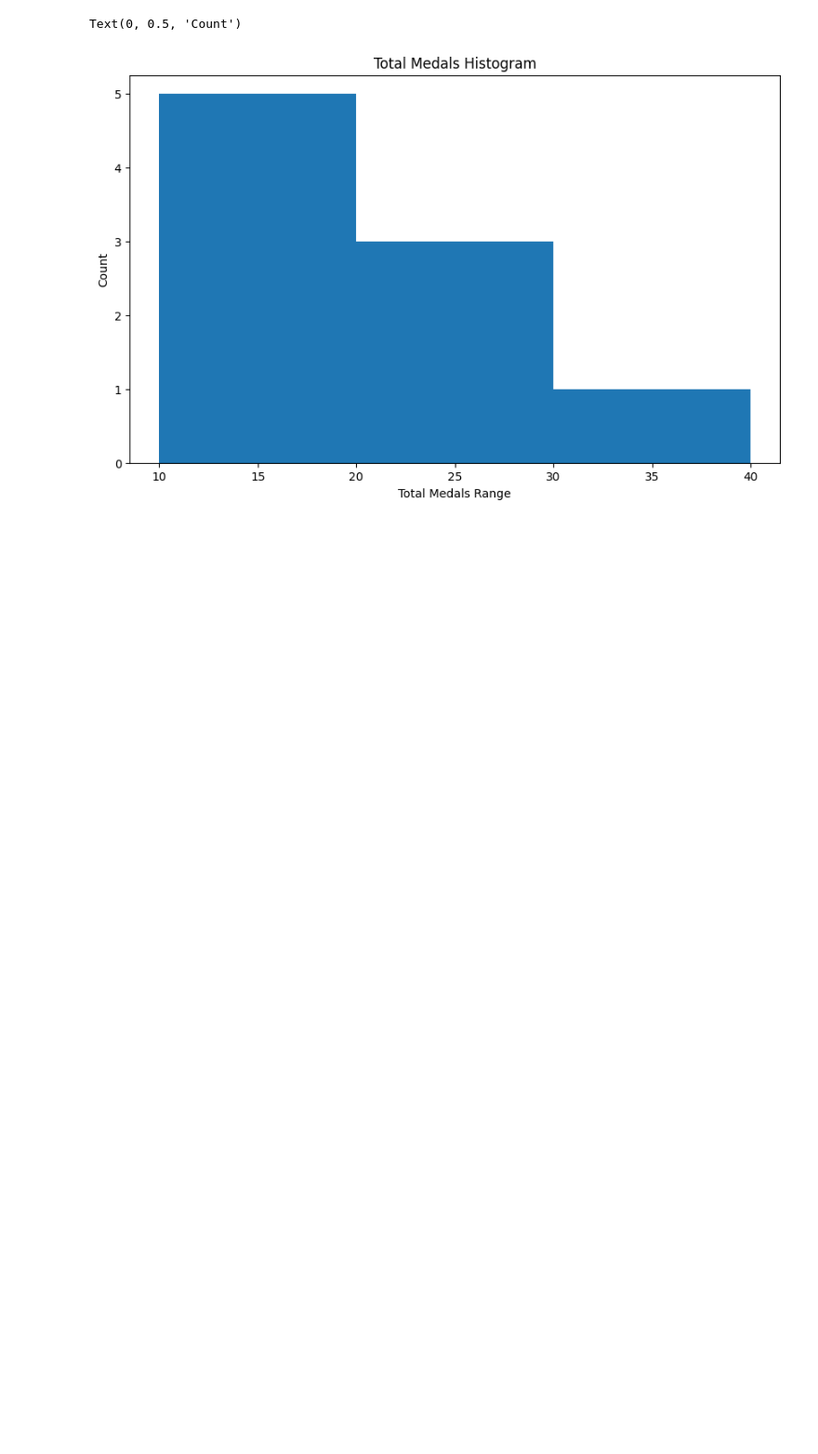
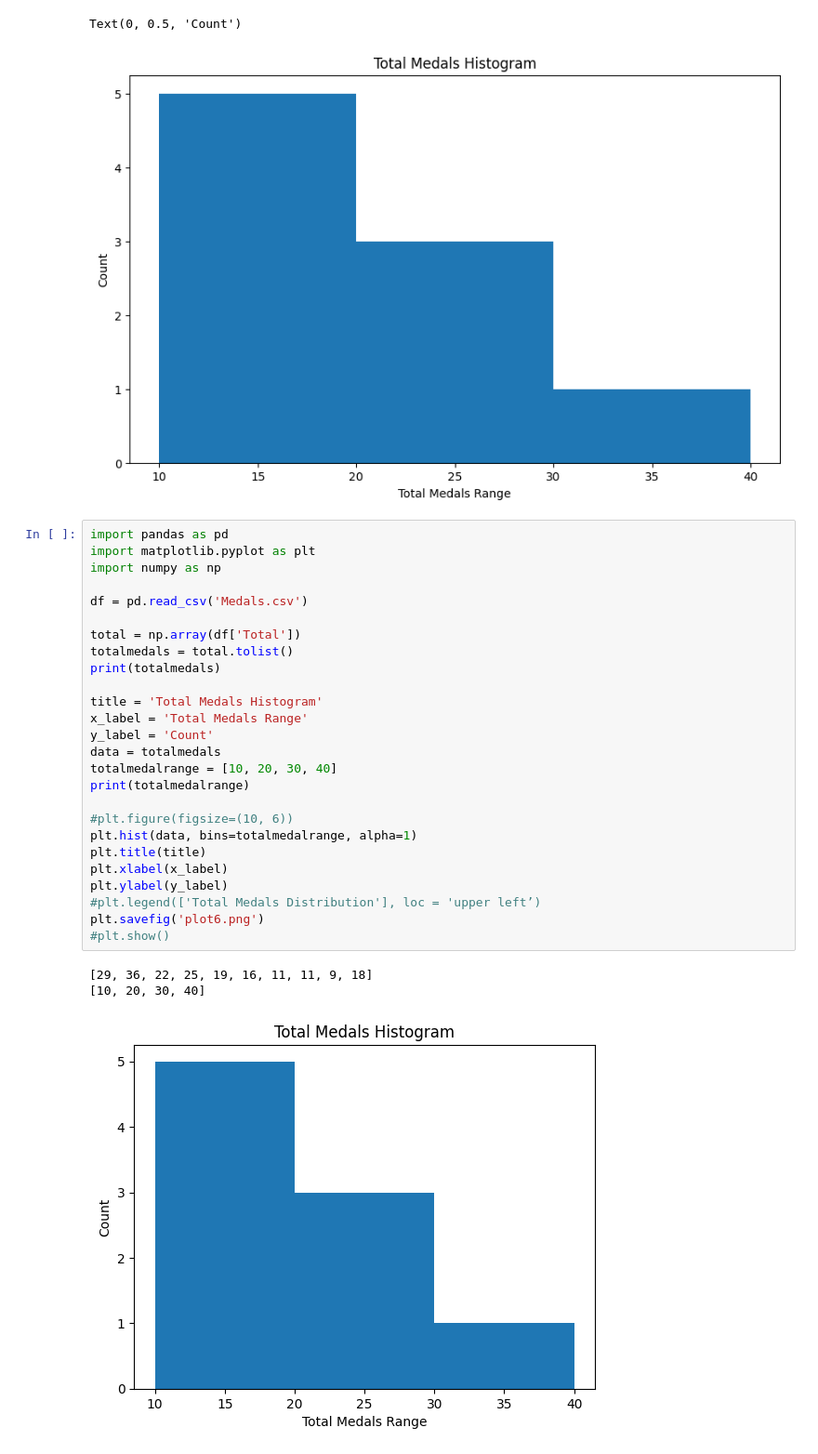
Before and after one commit to Asyfulazhim/peneraju_machine_learning, a Jupyter notebook: E-Box/idesign13_DataVisual2.ipynb, the cells around one changed output. Shown: that part at 93% size. Cells and saved outputs as stored; diff of their text form; blank space fills up the shorter version.

```diff
--- a/E-Box/idesign13_DataVisual2.ipynb
+++ b/E-Box/idesign13_DataVisual2.ipynb
@@ -52,3 +52,33 @@ plt.ylabel(y_label)
 # %% [output]
 Text(0, 0.5, 'Count')
 [figure]
+# %%
+import pandas as pd
+import matplotlib.pyplot as plt
+import numpy as np
+
+df = pd.read_csv('Medals.csv')
+
+total = np.array(df['Total'])
+totalmedals = total.tolist()
+print(totalmedals)
+
+title = 'Total Medals Histogram'
+x_label = 'Total Medals Range'
+y_label = 'Count'
+data = totalmedals
+totalmedalrange = [10, 20, 30, 40]
+print(totalmedalrange)
+
+#plt.figure(figsize=(10, 6))
+plt.hist(data, bins=totalmedalrange, alpha=1)
+plt.title(title)
+plt.xlabel(x_label)
+plt.ylabel(y_label)
+#plt.legend(['Total Medals Distribution'], loc = 'upper left’)
+plt.savefig('plot6.png')
+#plt.show()
+# %% [output]
+[29, 36, 22, 25, 19, 16, 11, 11, 9, 18]
+[10, 20, 30, 40]
+[figure, added]
```
Also changed, not shown: 3 other files.
